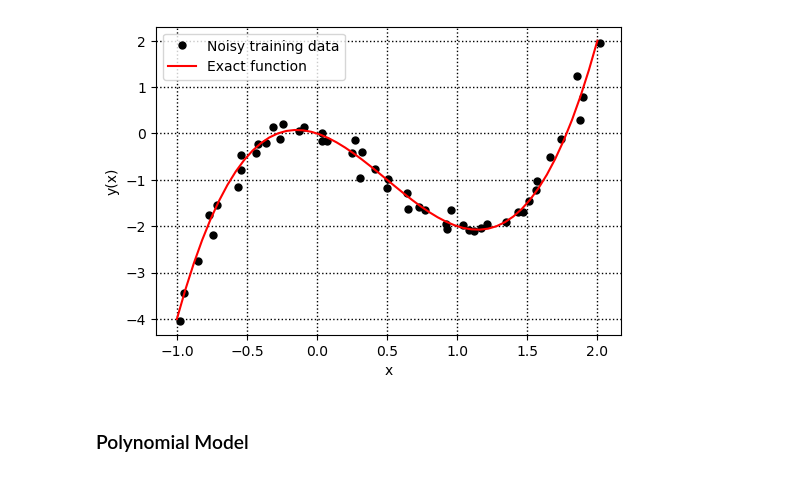
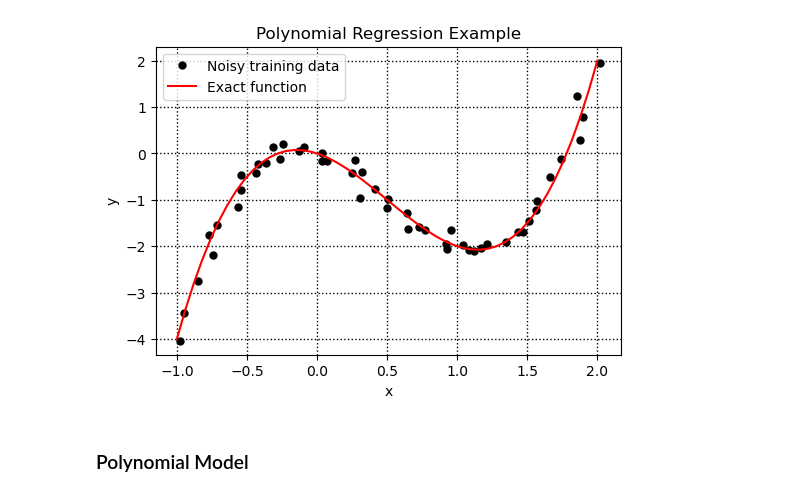
Before and after one commit to nampluskr/deep_learning_tutorials, a Jupyter notebook: edu_2025_ai/ex-01_polynomial_fitting.ipynb, the cells around one changed output. Saved outputs shown, nothing was run; the diff lists cells and outputs as text; code cells hidden in the pictures.

```diff
--- a/edu_2025_ai/ex-01_polynomial_fitting.ipynb
+++ b/edu_2025_ai/ex-01_polynomial_fitting.ipynb
@@ -4,31 +4,33 @@ import matplotlib.pyplot as plt
 # %%
 def model(x, a, b, c, d):
     return a * x**3 + b * x**2 + c * x + d
 
 def r2_score(y_true, y_pred):
     sst = ((y_true - y_true.mean())**2).sum()   # Total sum of squares
     ssr = ((y_true - y_pred)**2).sum()          # Residual sum of squares
     return 1 - (ssr / sst)
 
 n_samples = 51
 a, b, c, d = 2, -3, -1, 0
 
 x = np.linspace(-1, 2, n_samples)
 y = model(x, a, b, c, d)
 
 np.random.seed(42)
 x_data = x + np.random.randn(n_samples) * 0.05
 y_data = y + np.random.randn(n_samples) * 0.1
 
 fig, ax = plt.subplots(figsize=(6, 4))
 ax.plot(x_data, y_data, 'ko', ms=5, label='Noisy training data')
 ax.plot(x, y, 'r-', label='Exact function')
-ax.set(xlabel="x", ylabel="y(x)")
+ax.set_xlabel("x")
+ax.set_ylabel("y")
+ax.set_title("Polynomial Regression Example")
 ax.grid(color="k", ls=":", lw=1)
 ax.legend()
 plt.show()
 # %% [output]
-[figure, old version]
+[figure, new version]
 # %% [markdown]
 ### Polynomial Model
 # %%
```
Also changed, not shown: parts of 2 cells of this notebook.
